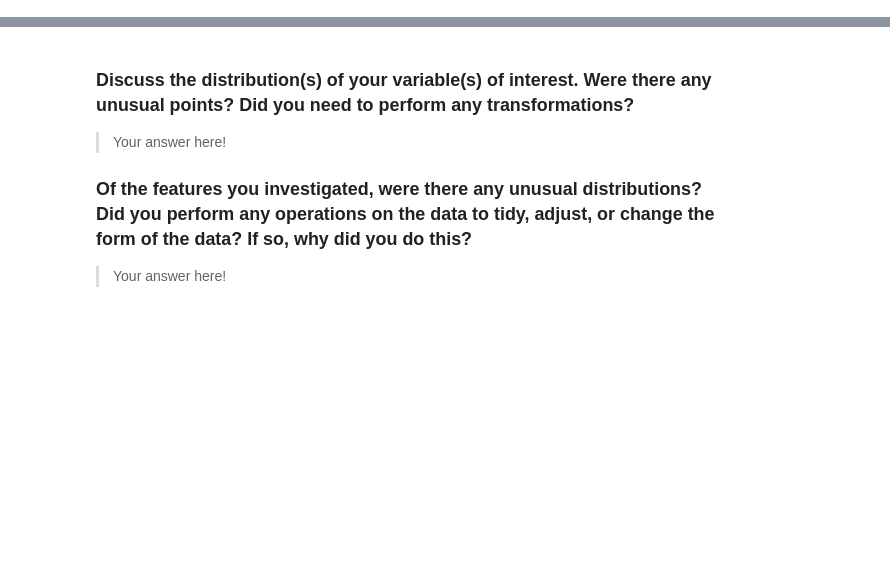
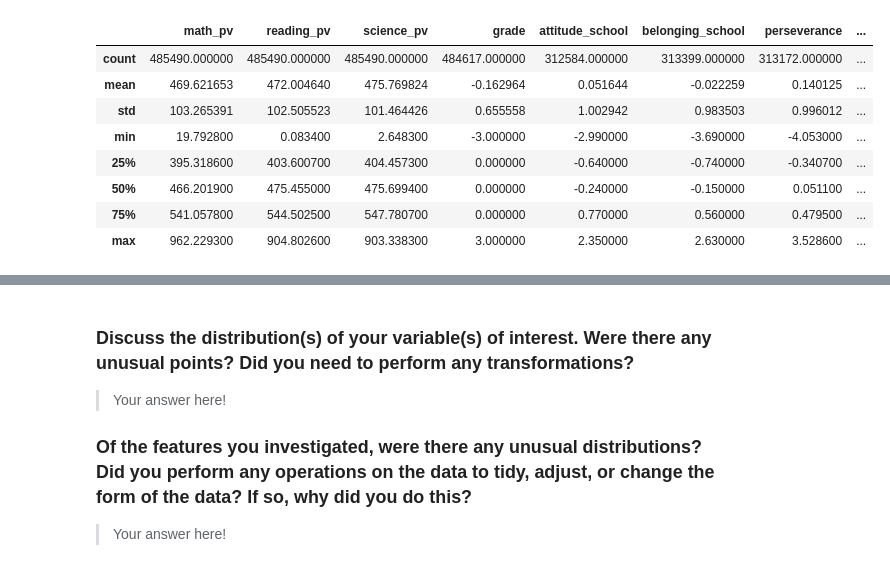
Before and after one commit to zoraaroz/PISA-data-visualisation, a Jupyter notebook: exploration.ipynb, the cells around one changed output, grey strips where cells are left out. Saved outputs shown, nothing was run; the diff lists cells and outputs as text; code cells hidden in the pictures; blank space fills up the shorter version.

```diff
--- a/exploration.ipynb
+++ b/exploration.ipynb
@@ -40,0 +17,6 @@ you plan on investigating next.
+# %%
+# load subst of data
+start = time.time()
+df_pisa = pd.read_csv('PISA2012.csv', encoding='latin-1', index_col=0, dtype='unicode')
+end = time.time()
+print('Elapsed time: {} minutes'.format((end-start)/60))
@@ -40,0 +48,12 @@ you plan on investigating next.
+# %%
+# create a subset of the data for analysis (see explanation below)
+pisa_explore = df_pisa[['PV1MATH','PV1READ','PV1SCIE','ST04Q01','GRADE','ATSCHL','BELONG','PERSEV','OPENPS',
+         'ESCS','HISCED','WEALTH','CNT','DISCLIMA','ICTSCH','STUDREL','LMINS','MMINS','SMINS']]
+pisa_explore.rename(columns = {'PV1MATH':'math_pv', 'PV1READ':'reading_pv', 'PV1SCIE':'science_pv',
+                              'ST04Q01':'gender', 'GRADE':'grade', 'ATSCHL':'attitude_school',
+                              'BELONG':'belonging_school', 'PERSEV':'perseverance', 'OPENPS':'problem_solving',
+                              'ESCS':'status', 'HISCED':'parents_edu', 'WEALTH':'wealth',
+                              'CNT':'country', 'DISCLIMA':'discipl_climate', 'ICTSCH':'ICT_school',
+                              'STUDREL':'teacher_student_rel', 'LMINS':'l_learning', 'MMINS':'m_learning',
+                              'SMINS':'s_learning'}, inplace = True)
+pisa_explore.head()
@@ -40,0 +91,12 @@ you plan on investigating next.
+# %%
+pisa_explore.describe()
+# %% [output]
+|  | math_pv | reading_pv | science_pv | grade | attitude_school | belonging_school | perseverance | ... |
+| count | 485490.000000 | 485490.000000 | 485490.000000 | 484617.000000 | 312584.000000 | 313399.000000 | 313172.000000 | ... |
+| mean | 469.621653 | 472.004640 | 475.769824 | -0.162964 | 0.051644 | -0.022259 | 0.140125 | ... |
+| std | 103.265391 | 102.505523 | 101.464426 | 0.655558 | 1.002942 | 0.983503 | 0.996012 | ... |
+| min | 19.792800 | 0.083400 | 2.648300 | -3.000000 | -2.990000 | -3.690000 | -4.053000 | ... |
+| 25% | 395.318600 | 403.600700 | 404.457300 | 0.000000 | -0.640000 | -0.740000 | -0.340700 | ... |
+| 50% | 466.201900 | 475.455000 | 475.699400 | 0.000000 | -0.240000 | -0.150000 | 0.051100 | ... |
+| 75% | 541.057800 | 544.502500 | 547.780700 | 0.000000 | 0.770000 | 0.560000 | 0.479500 | ... |
+| max | 962.229300 | 904.802600 | 903.338300 | 3.000000 | 2.350000 | 2.630000 | 3.528600 | ... |
```
Also changed, not shown: parts of 19 cells of this notebook, 1 other file.
